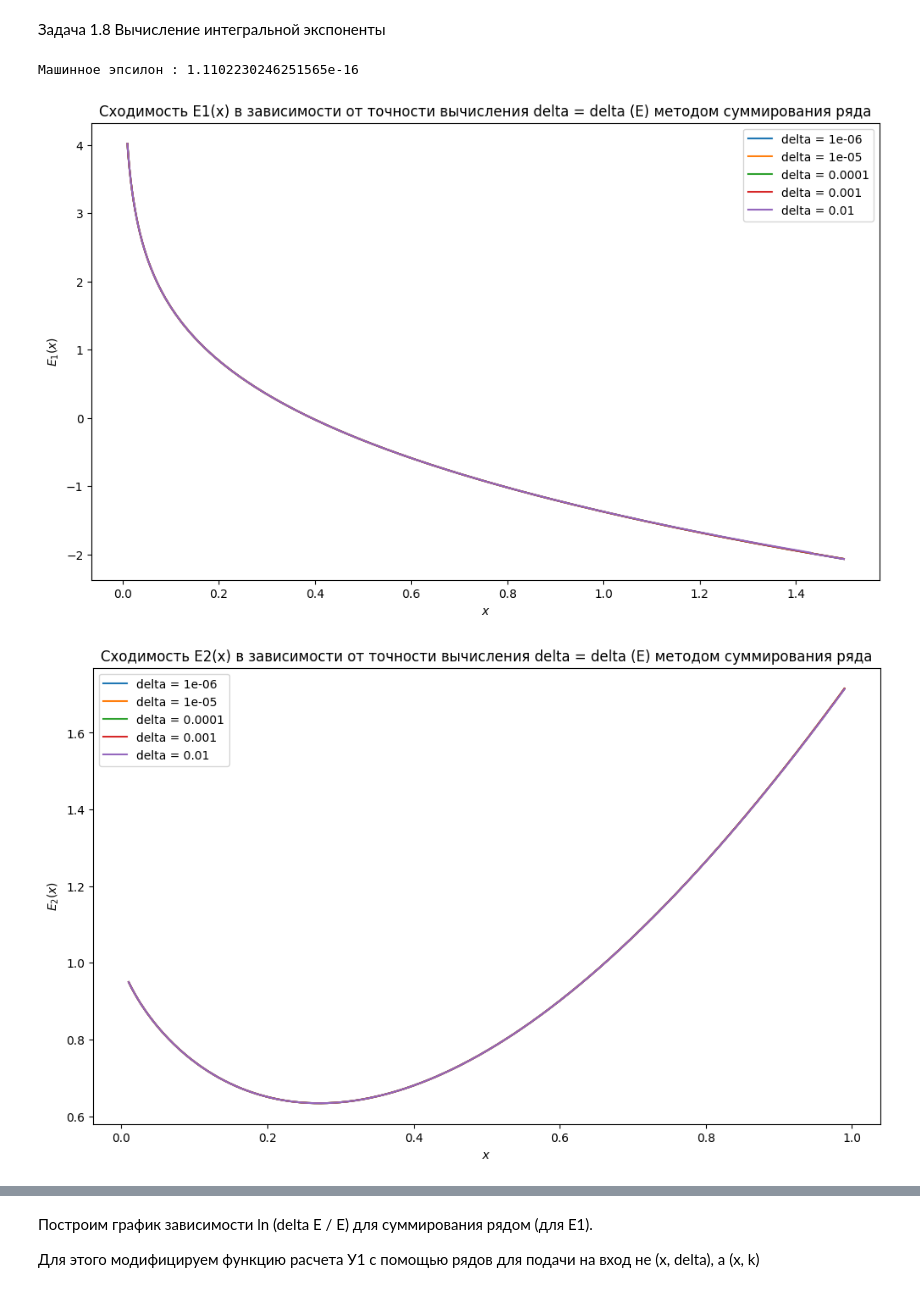
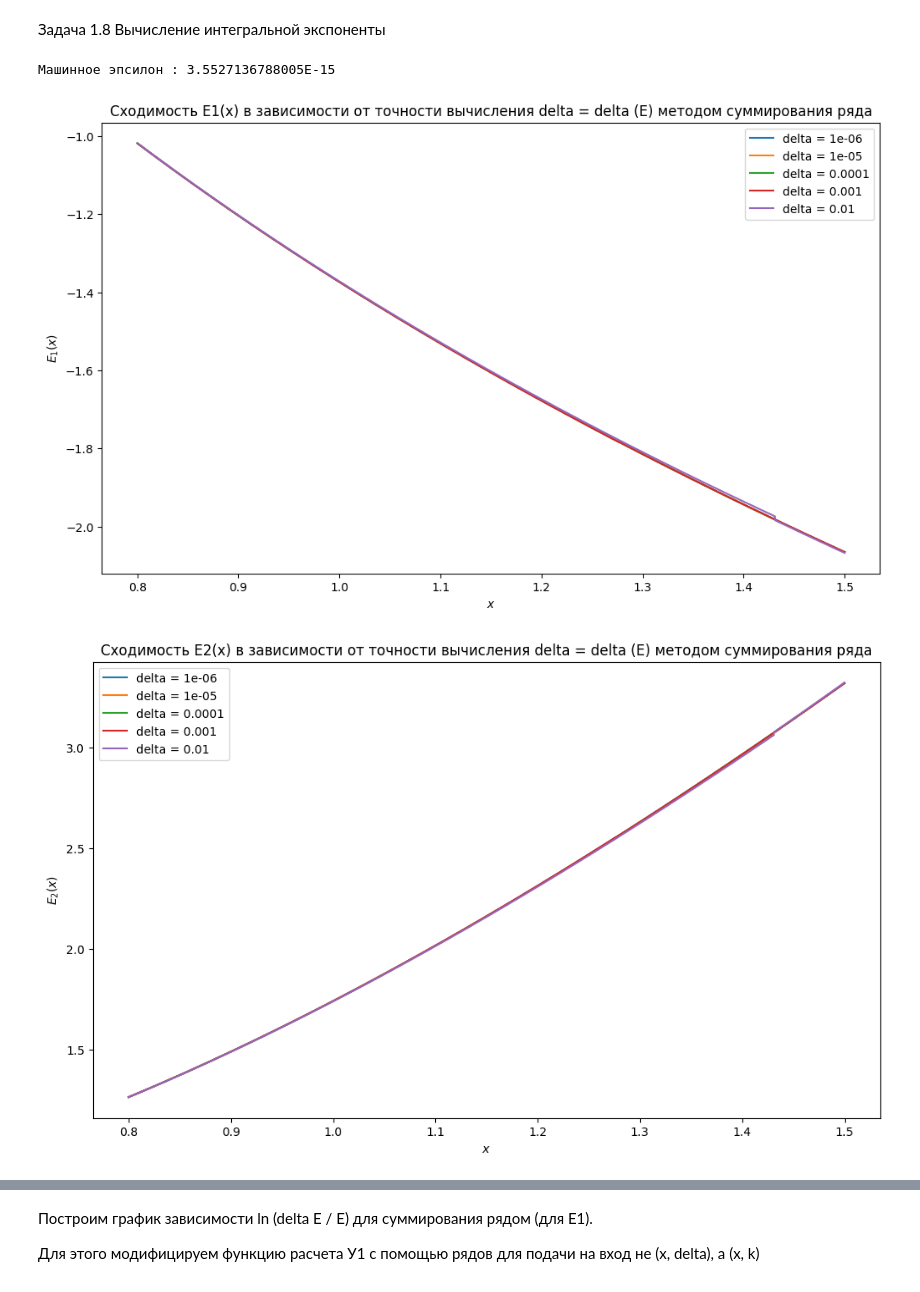
Before and after one commit to Sofia-Sukhova/practice_homework_5sem, a Jupyter notebook: pogreshnosti/pogreshnosti_1.8.ipynb, the cells around one changed output, grey strips where cells are left out. Cells and saved outputs as stored; diff of their text form; code cells hidden in the pictures.

```diff
--- a/pogreshnosti/pogreshnosti_1.8.ipynb
+++ b/pogreshnosti/pogreshnosti_1.8.ipynb
@@ -19,14 +17,16 @@ dc.setcontext(context)
 
 def counter(delta, x):
     k = 1
+    x = Decimal(x)
+    delta = Decimal(delta)
     curr = 1/delta
     if x <= 1:
-        while ((k+1)**2)*np.math.factorial(k) < curr:
+        while ((k+1)**2)*Decimal(np.math.factorial(k)) < curr:
             k = k + 1
         return k
     # done just for E1. Need to modify for E2, E3
     else:
-        while ((k+1)**2)*np.math.factorial(k) / (x**(k + 1)) < curr:
+        while ((k+1)**2)*Decimal(np.math.factorial(k)) / (x**(k + 1)) < curr:
             k = k + 1
         return k
 
@@ -38,14 +38,16 @@ def exp_1_series(x, delta):
         return ("error of using this function")
     k = counter(delta, x)
     n = k // 2
-    sum = 0
+    sum = Decimal("0.0")
+    x = Decimal(x)
     for i in range(1, n + 1):
-        temp = (((-1)**k)*(x**k))/(k*np.math.factorial(k)) + (((-1)**(k - 1))*(x**(k - 1)))/((k - 1)*np.math.factorial(k - 1))
+        temp = (((-1)**k)*(x**k))/(k*Decimal(np.math.factorial(k))) + (((-1)**(k - 1))*(x**(k - 1)))/((k - 1)*Decimal(np.math.factorial(k - 1)))
+        temp = Decimal(temp)
         sum = sum + temp
         k = k - 2
     if k == 1:
         sum = sum - x
-    sum = sum - C - np.log(x)
+    sum = sum - C - Decimal.ln(x)
     return sum
 
 # вычисление E_2 (x) с помощью рекурсивной формулы
@@ -55,7 +57,8 @@ def exp_2_series(x, delta):
     #     return ("error of using this function")
     if x == 0 :
         return 1
-    sum = np.exp((-1)*x) - x*exp_1_series(x, delta)
+    x = Decimal(x)
+    sum = Decimal(np.exp((-1)*x) - x*exp_1_series(x, delta))
     return sum
 
 
@@ -66,23 +69,25 @@ def exp_3_series(x, delta):
     #     return ("error of using this function")
     if x == 0 :
         return 0.5
-    sum = (1 - x)*np.exp((-1)*x)  +  (x**2)*exp_1_series(x, delta)
+    x = Decimal(x)
+    sum = Decimal((1 - x)*np.exp((-1)*x)  +  (x**2)*exp_1_series(x, delta))
     return sum
 # %%
 # вычисление машинного e
 
 i = 0
-epsFloat = 1
-while (1 + epsFloat) != 1:
-        epsFloat = epsFloat / 2
+epsDec = Decimal("1.0")
+while (1 + epsDec) != 1:
+        epsDec = epsDec / 2
         i += 1
-print("Машинное эпсилон :", epsFloat)
+print("Машинное эпсилон :", epsDec)
 
 # тест первого метода
 
+x = np.arange(0.80, 1.5, 0.0001)
+delta = np.array([0.000001, 0.00001, 0.0001, 0.001, 0.01])
+
 # E1(x)
-x = np.arange(0.01, 1.5, 0.0001)
-delta = np.array([0.000001, 0.00001, 0.0001, 0.001, 0.01])
 y = np.zeros(len(x) * len(delta)).reshape(len(delta), len(x))
 
 for i in range(len(delta)):
@@ -101,45 +106,37 @@ plt.legend()
 plt.show()
 
 # E2(x)
-x = np.arange(0.01, 0.99, 0.0001)
-delta = np.array([0.000001, 0.00001, 0.0001, 0.001, 0.01])
-y = np.zeros(len(x) * len(delta)).reshape(len(delta), len(x))
-
 for i in range(len(delta)):
     for j in range(len(x)):
         y[i,j] = exp_2_series(x[j], delta[i])
 
 plt.figure(figsize=[12,7])
 for i in range (len(delta)):
     str_curr = 'delta = ' + str(delta[i])
     plt.plot(x, y[i], '-', label = str_curr)
 plt.xlabel("$x$")
 plt.ylabel("$E_2(x)$")
 plt.title("Сходимость Е2(х) в зависимости от точности вычисления delta = delta (E) методом суммирования ряда")
 
 plt.legend()
 plt.show()
 
 # E3(x)
-x = np.arange(0.01, 0.99, 0.0001)
-delta = np.array([0.000001, 0.00001, 0.0001, 0.001, 0.01])
-y = np.zeros(len(x) * len(delta)).reshape(len(delta), len(x))
-
 for i in range(len(delta)):
     for j in range(len(x)):
         y[i,j] = exp_3_series(x[j], delta[i])
 
 plt.figure(figsize=[12,7])
 for i in range (len(delta)):
     str_curr = 'delta = ' + str(delta[i])
     plt.plot(x, y[i], '-', label = str_curr)
 plt.xlabel("$x$")
 plt.ylabel("$E_3(x)$")
 plt.title("Сходимость Е3(х) в зависимости от точности вычисления delta = delta (E) методом суммирования ряда")
 
 plt.legend()
 plt.show()
 # %% [output]
-Машинное эпсилон : 1.1102230246251565e-16
+Машинное эпсилон : 3.5527136788005E-15
-[figure, old version]
+[figure, new version]
-[figure, old version]
+[figure, new version]
```
Also changed, not shown: parts of 13 cells of this notebook, 3 other files.
